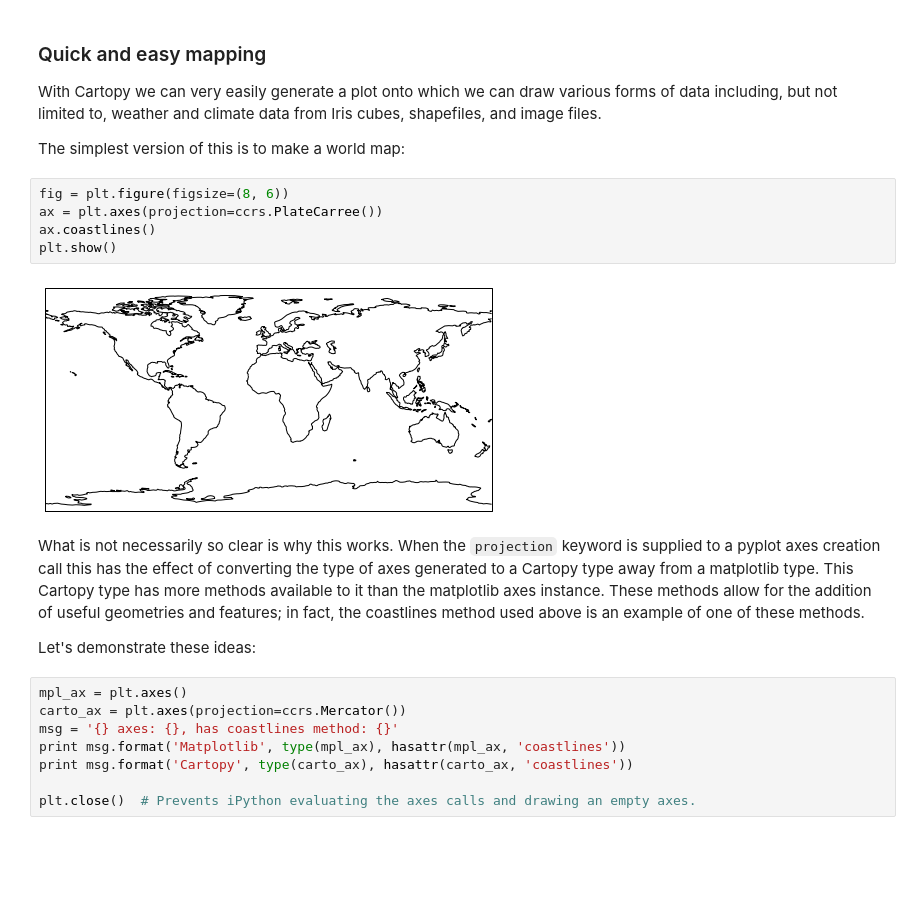
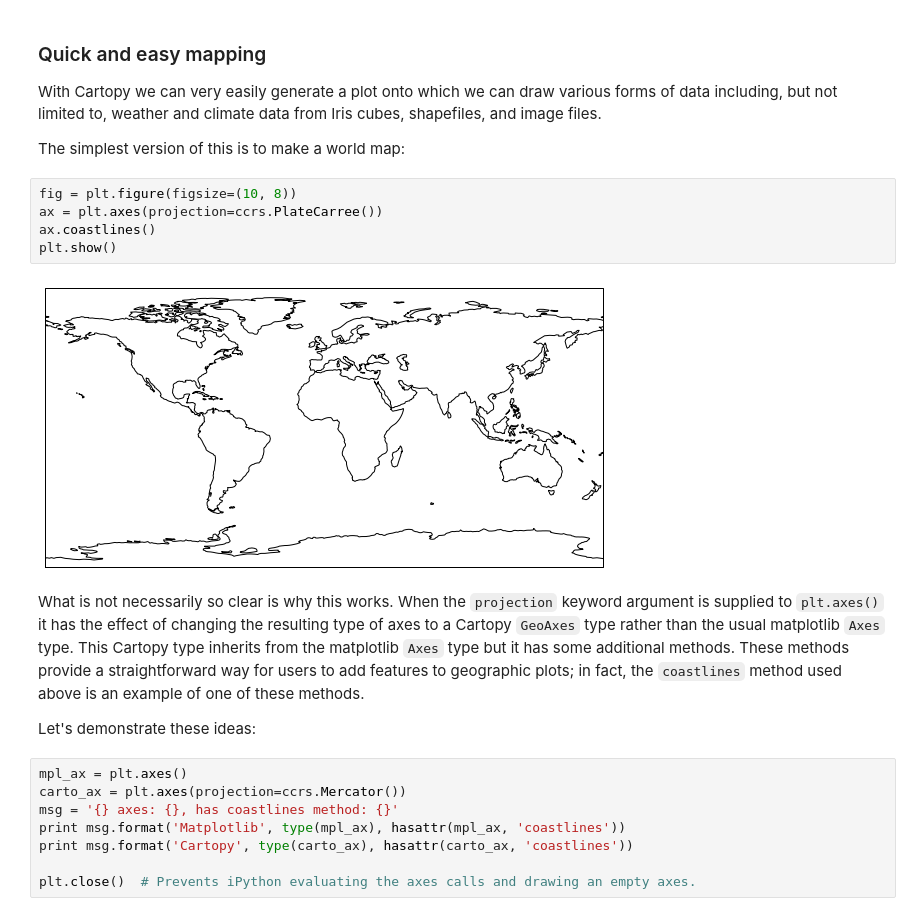
Before and after one commit to DPeterK/iris_example_code, a Jupyter notebook: geographic_data.ipynb, the cells around one changed output. Cells and saved outputs as stored; diff of their text form; blank space fills up the shorter version.

```diff
--- a/geographic_data.ipynb
+++ b/geographic_data.ipynb
@@ -25,14 +25,14 @@ With Cartopy we can very easily generate a plot onto which we can draw various f
 
 The simplest version of this is to make a world map:
 # %%
-fig = plt.figure(figsize=(8, 6))
+fig = plt.figure(figsize=(10, 8))
 ax = plt.axes(projection=ccrs.PlateCarree())
 ax.coastlines()
 plt.show()
 # %% [output]
-[figure, old version]
+[figure, new version]
 # %% [markdown]
-What is not necessarily so clear is why this works. When the `projection` keyword is supplied to a pyplot axes creation call this has the effect of converting the type of axes generated to a Cartopy type away from a matplotlib type. This Cartopy type has more methods available to it than the matplotlib axes instance. These methods allow for the addition of useful geometries and features; in fact, the coastlines method used above is an example of one of these methods.
+What is not necessarily so clear is why this works. When the `projection` keyword argument is supplied to `plt.axes()` it has the effect of changing the resulting type of axes to a Cartopy `GeoAxes` type rather than the usual matplotlib `Axes` type. This Cartopy type inherits from the matplotlib `Axes` type but it has some additional methods. These methods provide a straightforward way for users to add features to geographic plots; in fact, the `coastlines` method used above is an example of one of these methods.
 
 Let's demonstrate these ideas:
 # %%
```
Also changed, not shown: parts of 8 cells of this notebook.
